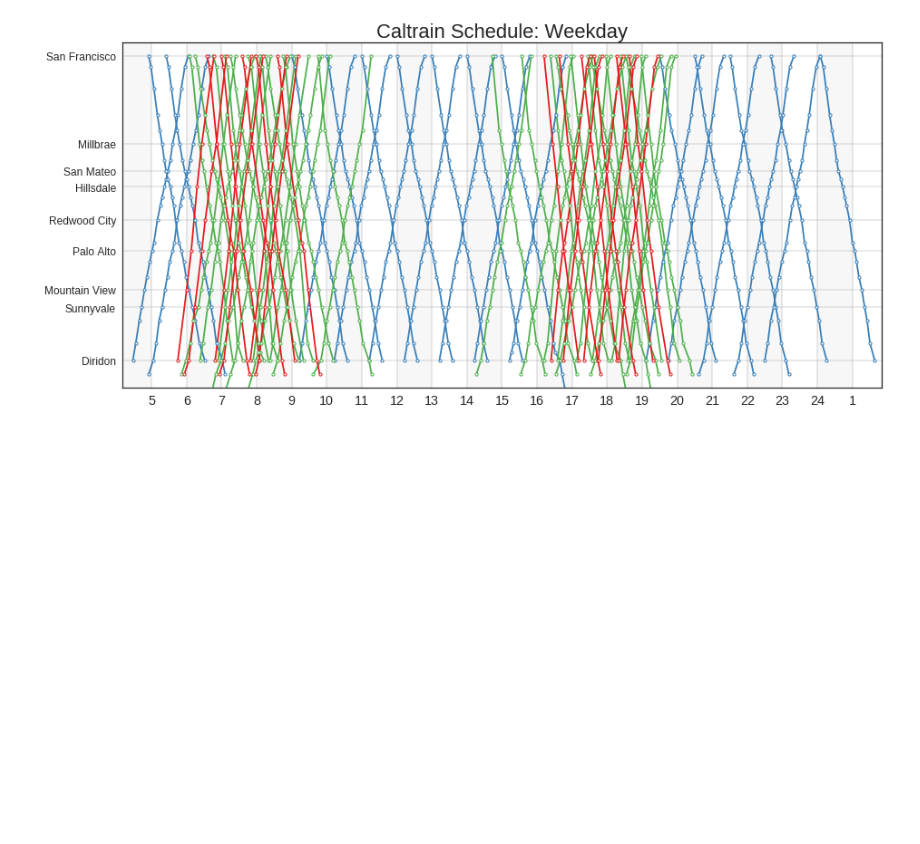
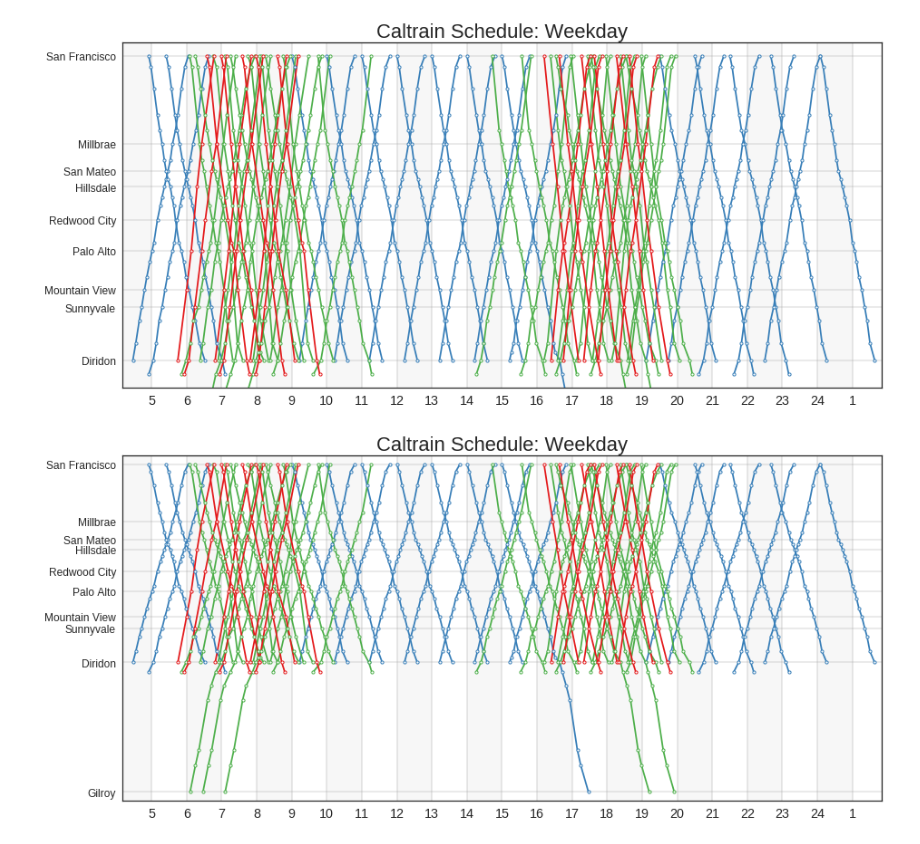
Before and after one commit to agude/agude.github.io, a Jupyter notebook: files/caltrain-schedule/Caltrain Marey Schedule.ipynb, the cells around one changed output. Cells and saved outputs as stored; diff of their text form; code cells hidden in the pictures; blank space fills up the shorter version.

Commit message:
Update Caltrain plots

```diff
--- a/files/caltrain-schedule/Caltrain Marey Schedule.ipynb
+++ b/files/caltrain-schedule/Caltrain Marey Schedule.ipynb
@@ -358,3 +358,15 @@ for ext in ("png", "svg"):
     fig.savefig("/tmp/caltrain_weekday.{ext}".format(ext=ext), bbox_inches="tight", dpi=300)
 # %% [output]
 [figure]
+# %%
+fig, ax = plt.subplots(figsize=(WIDTH, HEIGHT))
+
+ax = plot_marey_schedule(ax, "weekday", "both", colors, (datetime(1900, 1, 1, 4, 10), datetime(1900, 1, 2, 1, 50)), ('San Francisco Caltrain', 'Gilroy Caltrain'))
+
+plt.title("Caltrain Schedule: Weekday", fontsize=22)
+
+# Save to disk
+for ext in ("png", "svg"):
+    fig.savefig("/tmp/caltrain_weekday_gilroy.{ext}".format(ext=ext), bbox_inches="tight", dpi=300)
+# %% [output]
+[figure, added]
```
Also changed, not shown: 1 other file.
